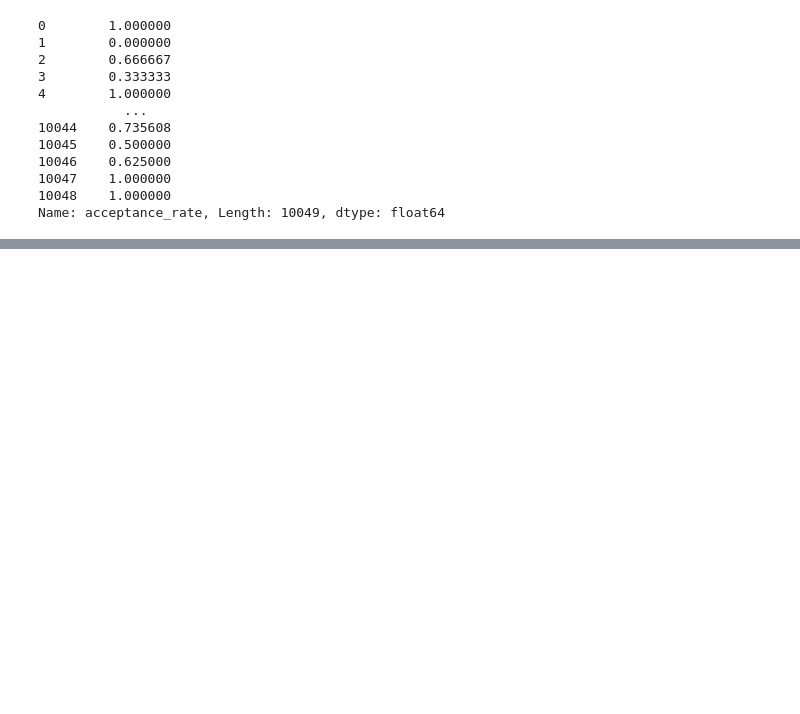
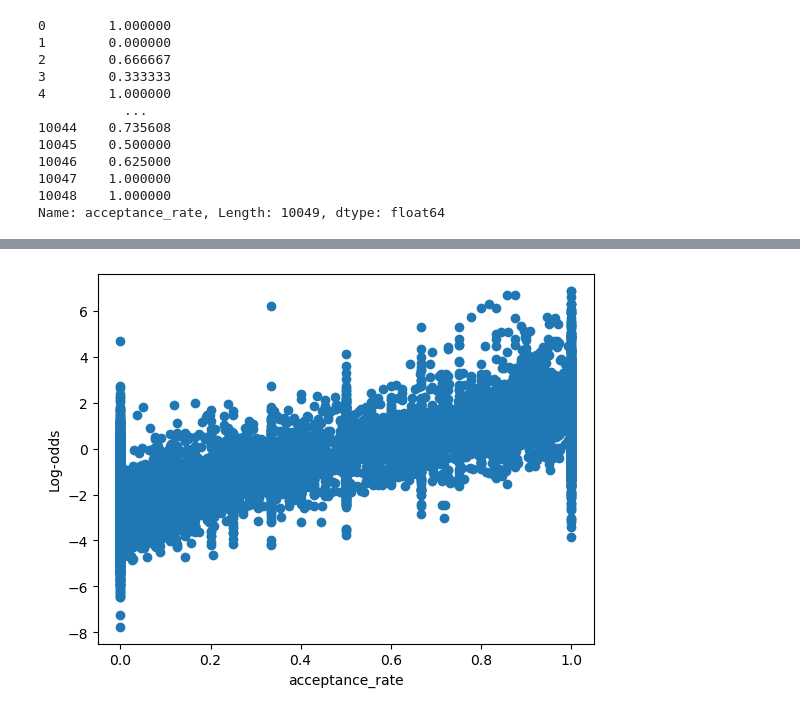
Before and after one commit to eliannemejia/OpenPort, a Jupyter notebook: datasets/raw-datasets/ML_model1.ipynb, the cells around one changed output, grey strips where cells are left out. Drawn from its saved outputs; the diff is of its cells as text; code cells hidden in the pictures; blank space fills up the shorter version.

```diff
--- a/datasets/raw-datasets/ML_model1.ipynb
+++ b/datasets/raw-datasets/ML_model1.ipynb
@@ -344,3 +343,13 @@ plt.show()
+# %%
+#Assesing the linerarity of log odds
+log_odds = np.log(yhati / (1 - yhati))
+
+plt.scatter(x = merged['acceptance_rate'].values, y = log_odds);
+plt.xlabel("acceptance_rate")
+plt.ylabel("Log-odds")
+plt.show()
+# %% [output]
+[figure, added]
 # %%
 df = pd.DataFrame(run).T
 df.to_csv('Weights.csv', index=False)
```
Also changed, not shown: parts of 4 cells of this notebook.
